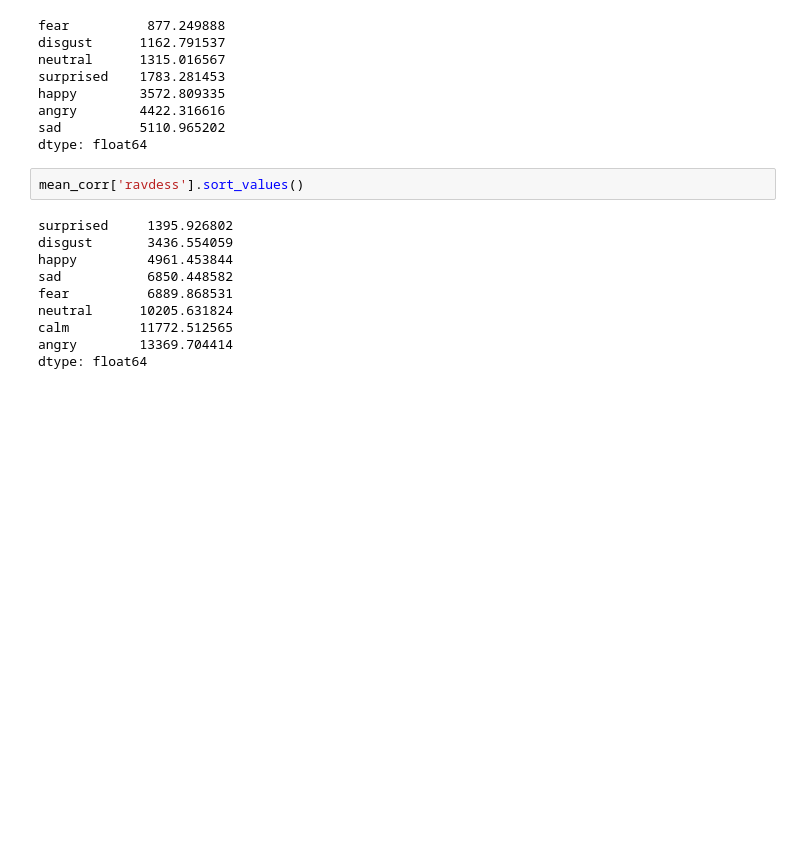
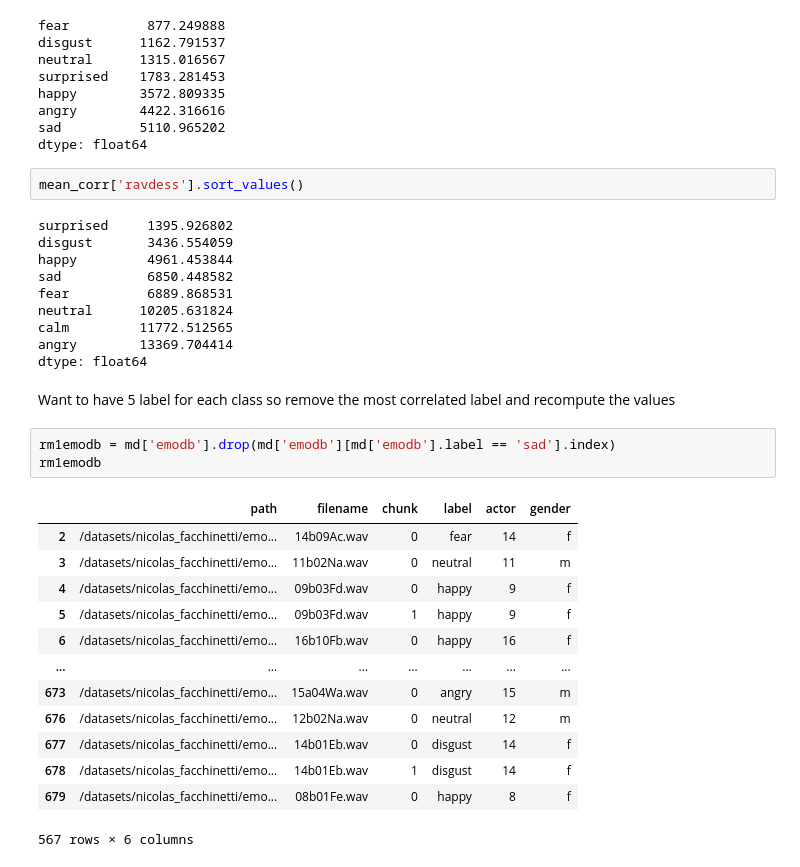
Before and after one commit to LIMUNIMI/thesis_adversarial_ml_audio, a Jupyter notebook: correleations_analysis.ipynb, the cells around one changed output. Saved outputs shown, nothing was run; the diff lists cells and outputs as text; blank space fills up the shorter version.

```diff
--- a/correleations_analysis.ipynb
+++ b/correleations_analysis.ipynb
@@ -317,3 +317,22 @@ neutral      10205.631824
 calm         11772.512565
 angry        13369.704414
 dtype: float64
+# %% [markdown]
+Want to have 5 label for each class so remove the most correlated label and recompute the values
+# %%
+rm1emodb = md['emodb'].drop(md['emodb'][md['emodb'].label == 'sad'].index)
+rm1emodb
+# %% [output]
+|  | path | filename | chunk | label | actor | gender |
+| 2 | /datasets/nicolas_facchinetti/emo... | 14b09Ac.wav | 0 | fear | 14 | f |
+| 3 | /datasets/nicolas_facchinetti/emo... | 11b02Na.wav | 0 | neutral | 11 | m |
+| 4 | /datasets/nicolas_facchinetti/emo... | 09b03Fd.wav | 0 | happy | 9 | f |
+| 5 | /datasets/nicolas_facchinetti/emo... | 09b03Fd.wav | 1 | happy | 9 | f |
+| 6 | /datasets/nicolas_facchinetti/emo... | 16b10Fb.wav | 0 | happy | 16 | f |
+| ... | ... | ... | ... | ... | ... | ... |
+| 673 | /datasets/nicolas_facchinetti/emo... | 15a04Wa.wav | 0 | angry | 15 | m |
+| 676 | /datasets/nicolas_facchinetti/emo... | 12b02Na.wav | 0 | neutral | 12 | m |
+| 677 | /datasets/nicolas_facchinetti/emo... | 14b01Eb.wav | 0 | disgust | 14 | f |
+| 678 | /datasets/nicolas_facchinetti/emo... | 14b01Eb.wav | 1 | disgust | 14 | f |
+| 679 | /datasets/nicolas_facchinetti/emo... | 08b01Fe.wav | 0 | happy | 8 | f |
+567 rows × 6 columns
```
Also changed, not shown: parts of 18 cells of this notebook, 5 other files.
